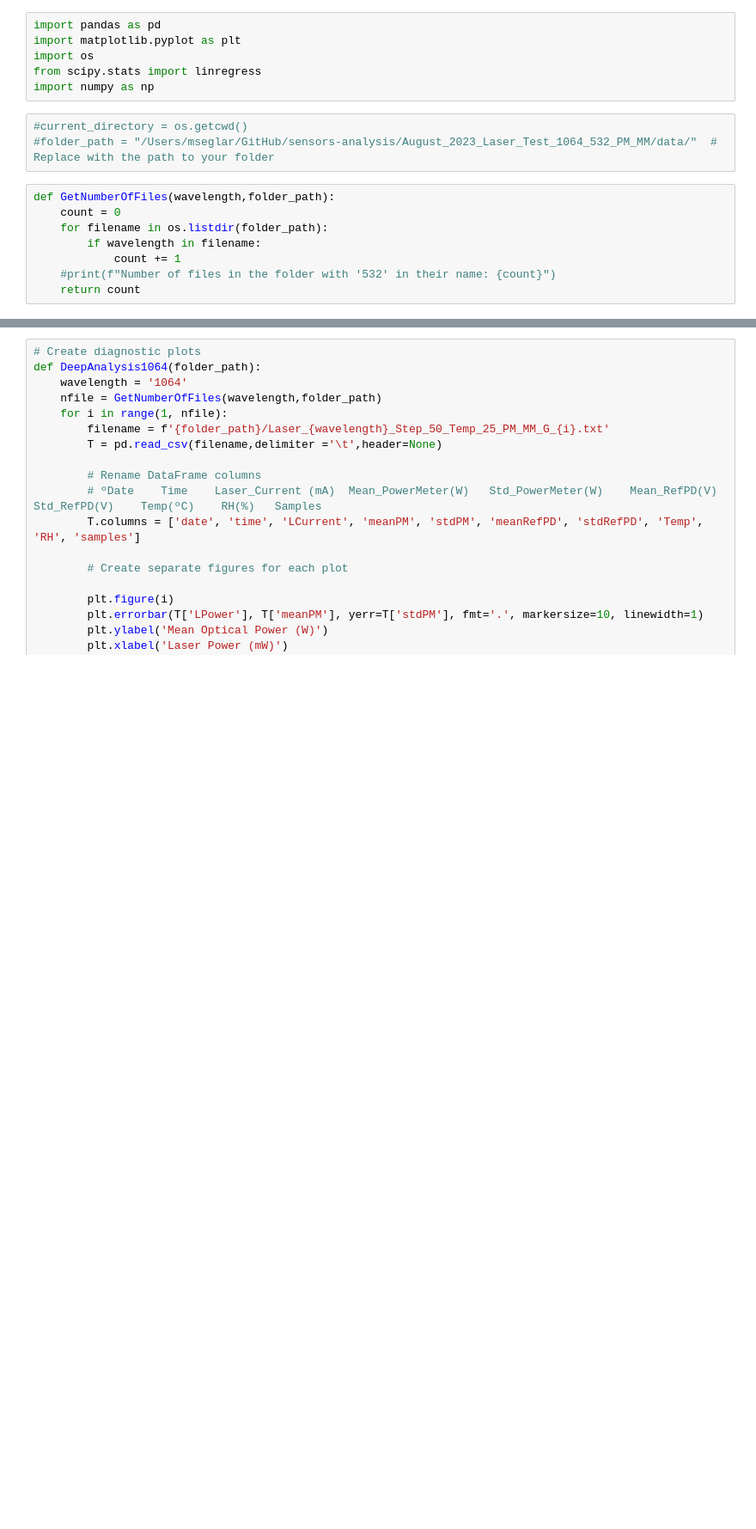
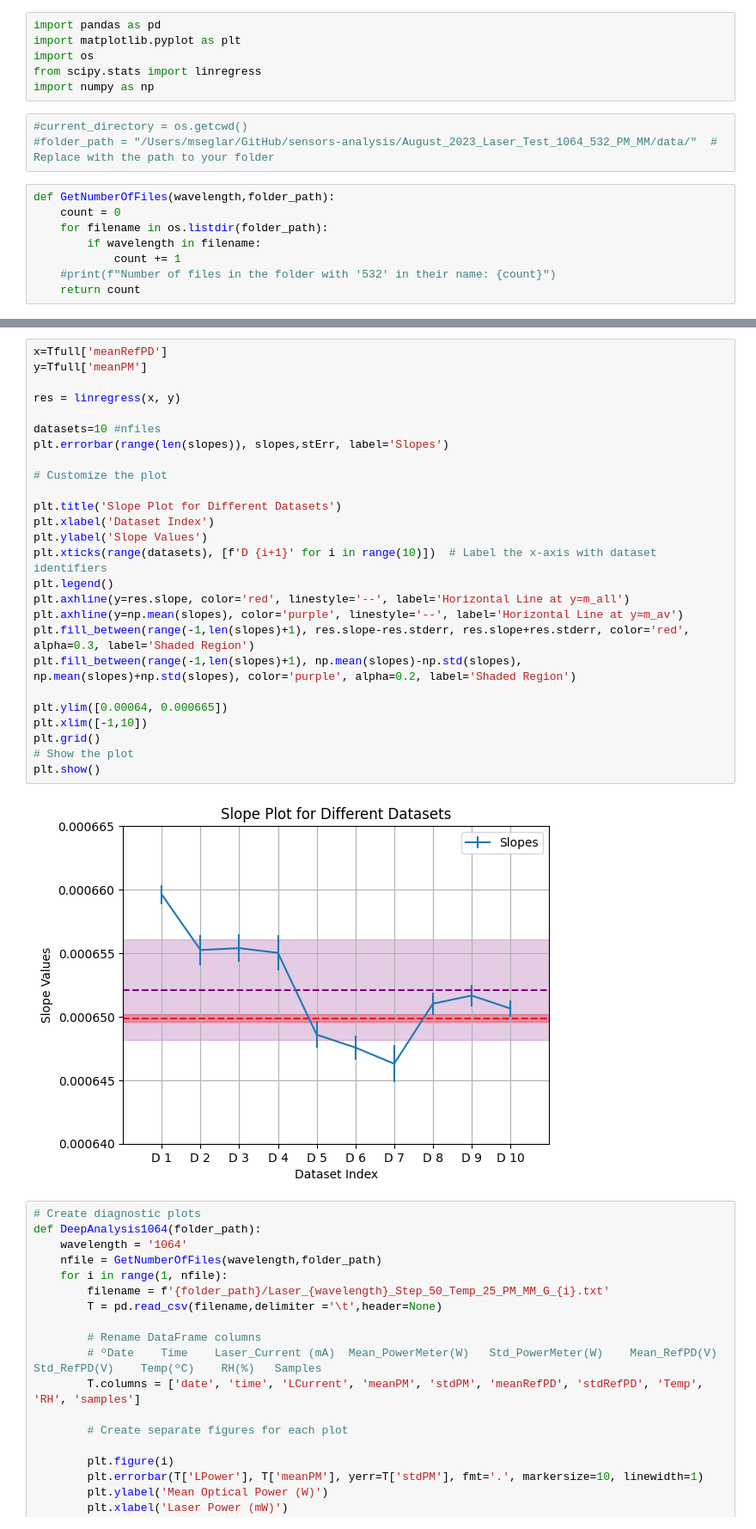
Before and after one commit to gw-ifae-dev/sensors-analysis, a Jupyter notebook: August_2023_Laser_Test_1064_532_PM_MM/notebooks/opticaltest_v3.ipynb, the cells around one changed output, grey strips where cells are left out. Shown: that part at 86% size. Saved outputs shown, nothing was run; the diff lists cells and outputs as text; blank space fills up the shorter version.

```diff
--- a/August_2023_Laser_Test_1064_532_PM_MM/notebooks/opticaltest_v3.ipynb
+++ b/August_2023_Laser_Test_1064_532_PM_MM/notebooks/opticaltest_v3.ipynb
@@ -91,3 +107,31 @@ DeepAnalysis532('../data/Laser_Test_PM_MM_August_2023/')
+# %%
+x=Tfull['meanRefPD']
+y=Tfull['meanPM']
+
+res = linregress(x, y)
+
+datasets=10 #nfiles
+plt.errorbar(range(len(slopes)), slopes,stErr, label='Slopes')
+
+# Customize the plot
+
+plt.title('Slope Plot for Different Datasets')
+plt.xlabel('Dataset Index')
+plt.ylabel('Slope Values')
+plt.xticks(range(datasets), [f'D {i+1}' for i in range(10)])  # Label the x-axis with dataset identifiers
+plt.legend()
+plt.axhline(y=res.slope, color='red', linestyle='--', label='Horizontal Line at y=m_all')
+plt.axhline(y=np.mean(slopes), color='purple', linestyle='--', label='Horizontal Line at y=m_av')
+plt.fill_between(range(-1,len(slopes)+1), res.slope-res.stderr, res.slope+res.stderr, color='red', alpha=0.3, label='Shaded Region')
+plt.fill_between(range(-1,len(slopes)+1), np.mean(slopes)-np.std(slopes), np.mean(slopes)+np.std(slopes), color='purple', alpha=0.2, label='Shaded Region')
+
+plt.ylim([0.00064, 0.000665])
+plt.xlim([-1,10])
+plt.grid()
+# Show the plot
+plt.show()
+# %% [output]
+[figure, added]
 # %%
 # Create diagnostic plots
 def DeepAnalysis1064(folder_path):
```
Also changed, not shown: parts of 2 cells of this notebook.
